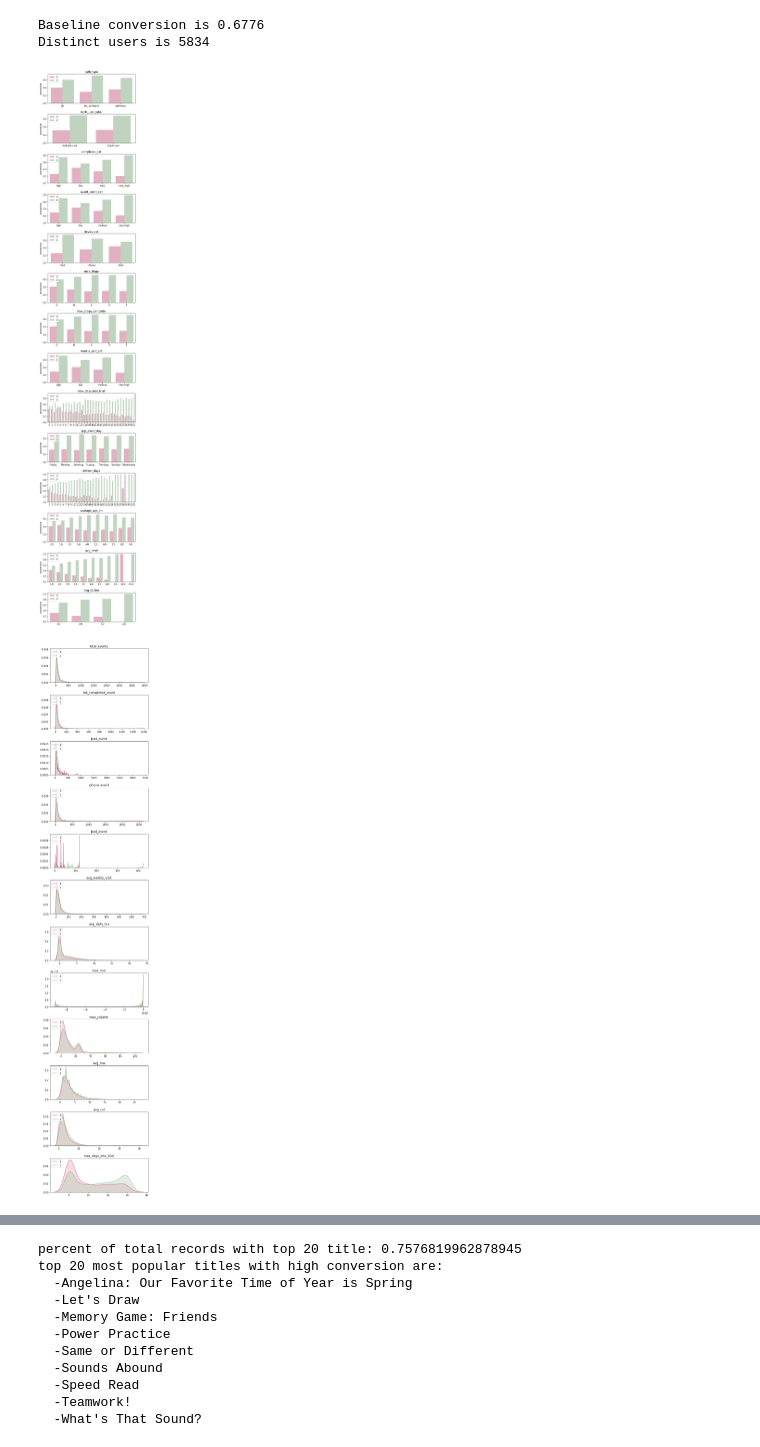
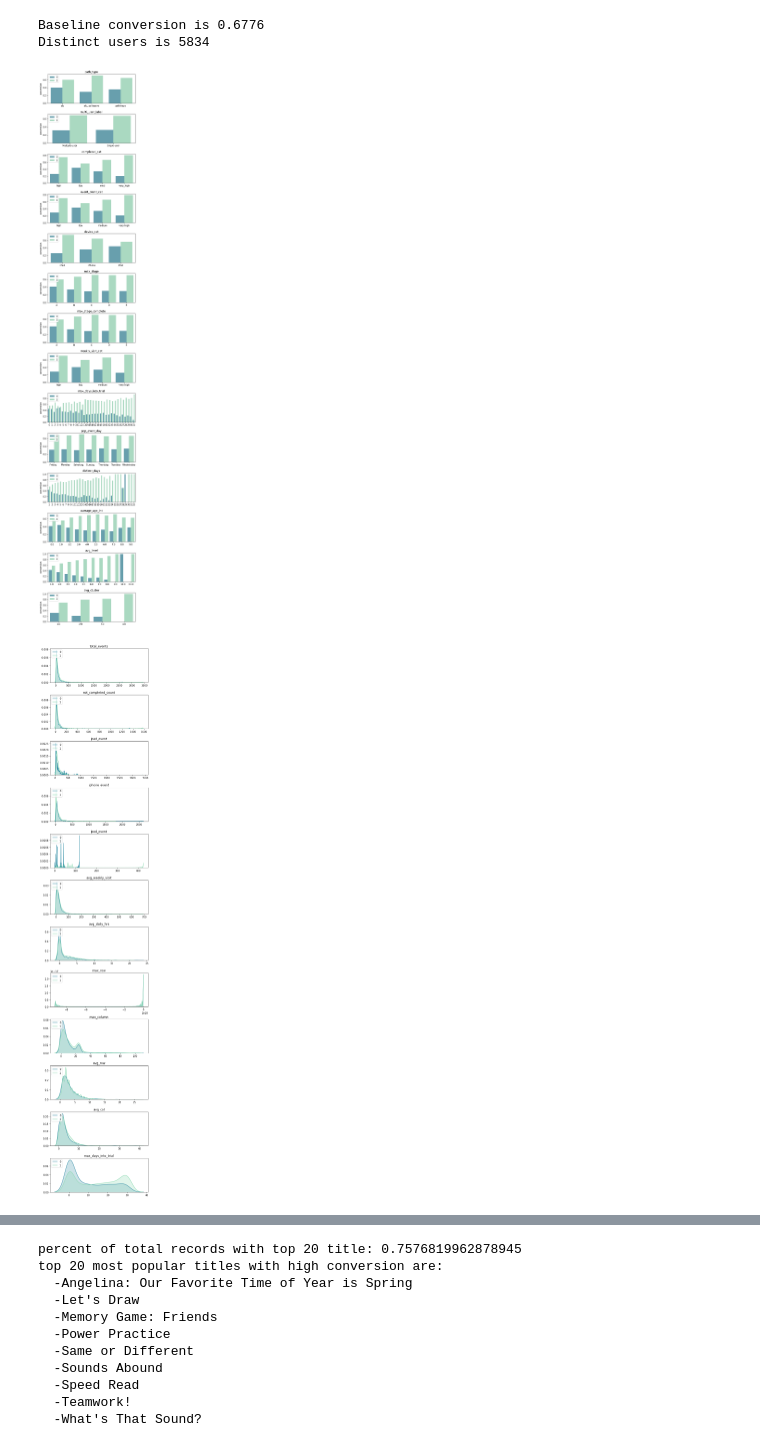
Before and after one commit to christinejiang11/personal_projects, a Jupyter notebook: Homer_Recommendation/Homer_CTP_Classification.ipynb, the cells around one changed output, grey strips where cells are left out. Cells and saved outputs as stored; diff of their text form; code cells hidden in the pictures.

```diff
--- a/Homer_Recommendation/Homer_CTP_Classification.ipynb
+++ b/Homer_Recommendation/Homer_CTP_Classification.ipynb
@@ -28,7 +29,7 @@ dir(pd.options.display)
 pd.options.display.max_columns = 50
 # %%
 #import dataset
-homer = pd.read_csv('homer_clean.csv')
+client_data = pd.read_csv('client_clean.csv')
 # %% [markdown]
 ### 1. Data Exploration
 - Investigate characteristics of the dataset, including distribution of features, size of the data, and baseline conversion rate (free trial to CTP)
@@ -97,7 +98,7 @@ def conversion_calc(df, column, plot = True):
         grouped['conversion'] = grouped['count']/grouped['total']
         if plot:
             mypalette = (sns.cubehelix_palette(8, start=.5, rot=-.75))
-            sns.barplot(grouped[category], grouped['conversion'], hue = grouped['ctp'], ax = axes[i], palette = {1:'darkseagreen',0:'palevioletred'}, alpha = 0.6)
+            sns.barplot(grouped[category], grouped['conversion'], hue = grouped['ctp'], ax = axes[i], palette = {1:'#8bdab2',0:'#348fa7'}, alpha = 0.8)
             axes[i].title.set_text(column[i])
             axes[i].set_xlabel('')
             axes[i].legend(loc='upper left')
@@ -112,8 +113,8 @@ def plot_continuous(df, continuous_columns):
     for i in range (0, len(continuous_columns)):
         ctp_1 = df.loc[df['ctp']==1]
         ctp_0 = df.loc[df['ctp']==0]
-        sns.distplot(ctp_0[continuous_columns[i]], hist = False, kde_kws={'shade':True}, ax = axes[i], color = 'palevioletred')
-        sns.distplot(ctp_1[continuous_columns[i]], hist = False, kde_kws={'shade':True}, ax = axes[i], color = 'darkseagreen')
+        sns.distplot(ctp_0[continuous_columns[i]], hist = False, kde_kws={'shade':True}, ax = axes[i], color = '#348fa7')
+        sns.distplot(ctp_1[continuous_columns[i]], hist = False, kde_kws={'shade':True}, ax = axes[i], color = '#8bdab2')
         axes[i].title.set_text(continuous_columns[i])
         axes[i].set_xlabel('')
         axes[i].legend([0,1],loc='upper left')
@@ -121,18 +122,18 @@ def plot_continuous(df, continuous_columns):
 # %%
 categorical_columns = ['path_type','multi_user_label','completed_cat','event_count_cat',
                       'device_cat','max_stage','max_stage_complete','weekly_visit_cat','max_days_into_trial','pop_event_day',
                       'distinct_days', 'average_age_int', 'avg_level','avg_cluster']
 
-conversion_calc(homer, categorical_columns, plot = True)
+conversion_calc(client_data, categorical_columns, plot = True)
 # %% [output]
-[figure, old version]
+[figure, new version]
 # %%
 continuous_columns = ['total_events','not_completed_count','ipad_event','iphone_event','ipod_event','avg_weekly_visit',
                      'avg_daily_hrs','max_row','max_column','avg_row','avg_col','max_days_into_trial']
 
-plot_continuous(homer, continuous_columns)
+plot_continuous(client_data, continuous_columns)
 # %% [output]
-[figure, old version]
+[figure, new version]
 # %% [markdown]
 ### 2. Data Preprocessing
 - Address NULL values.
```
Also changed, not shown: parts of 15 cells of this notebook, 1 other file.
